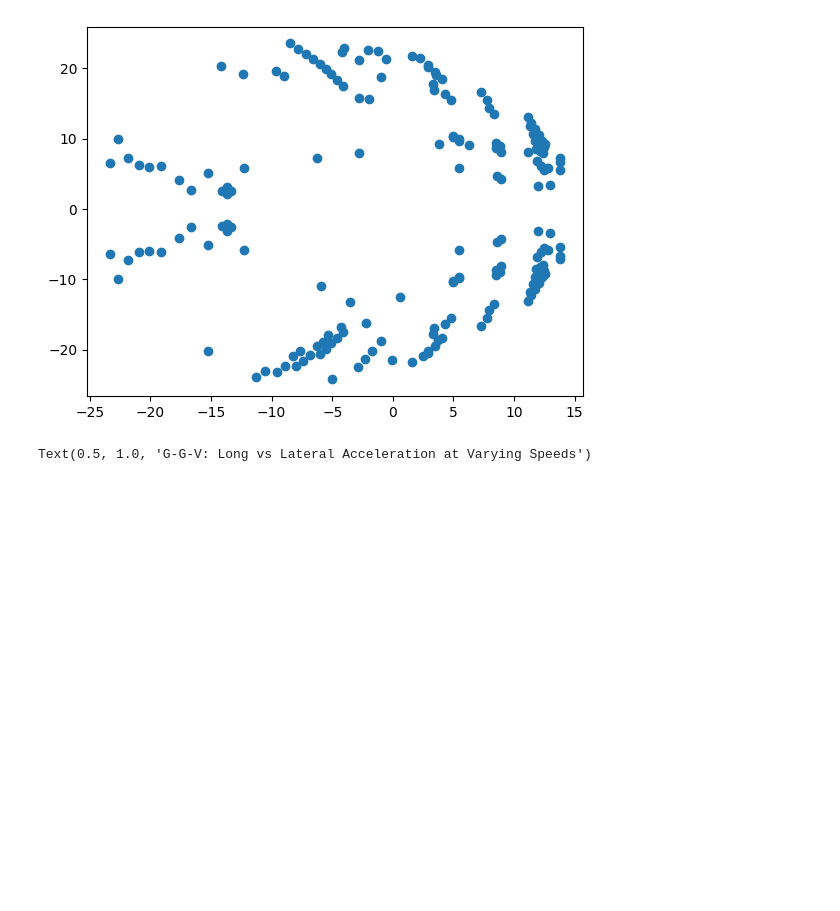
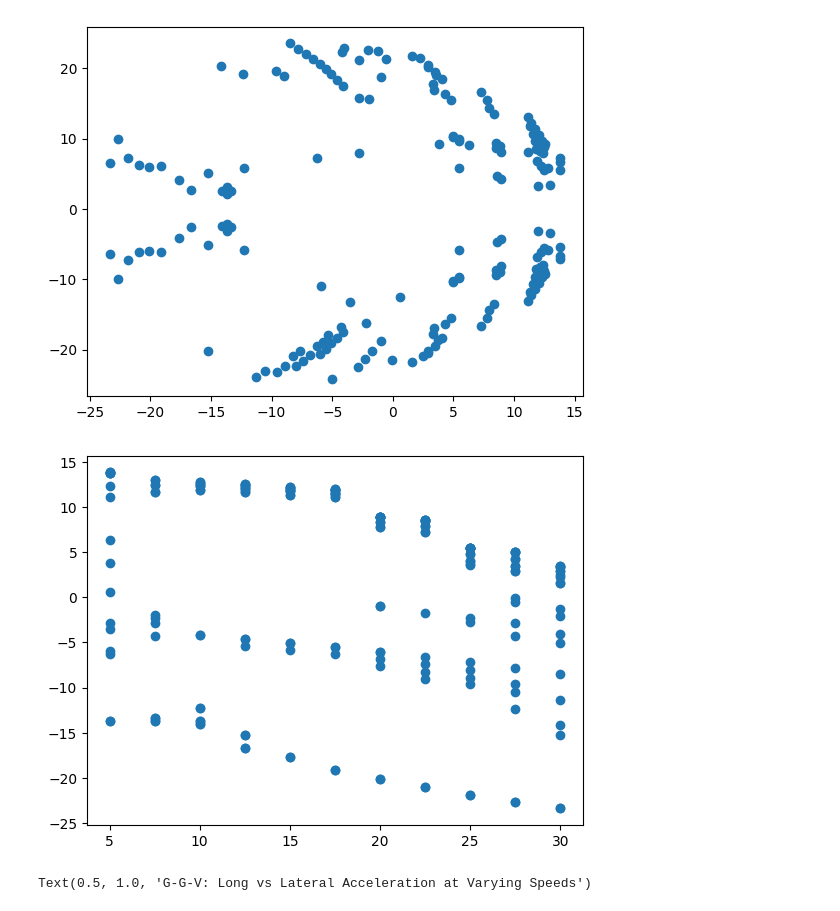
Before and after one commit to LonghornRacingElectric/magic_moment_method, a Jupyter notebook: analysis/GGV_plotter.ipynb, the cells around one changed output. Cells and saved outputs as stored; diff of their text form; code cells hidden in the pictures; blank space fills up the shorter version.

```diff
--- a/analysis/GGV_plotter.ipynb
+++ b/analysis/GGV_plotter.ipynb
@@ -23,6 +23,12 @@ plt.scatter(ggv["vehicle_accelerations_NTB_0"], ggv["vehicle_accelerations_NTB_1
 plt.show()
 # %% [output]
 [figure]
+# %%
+ggv = pd.read_csv("GGV.csv")
+plt.scatter(ggv["s_dot"], ggv["vehicle_accelerations_NTB_0"]) #, easy_driver.temp["s_dot"])
+plt.show()
+# %% [output]
+[figure, added]
 # %%
 fig = plt.figure(figsize=(12, 10), dpi=80)
 col = plt.get_cmap('viridis')
```
Also changed, not shown: parts of 1 cell of this notebook, 3 other files.
